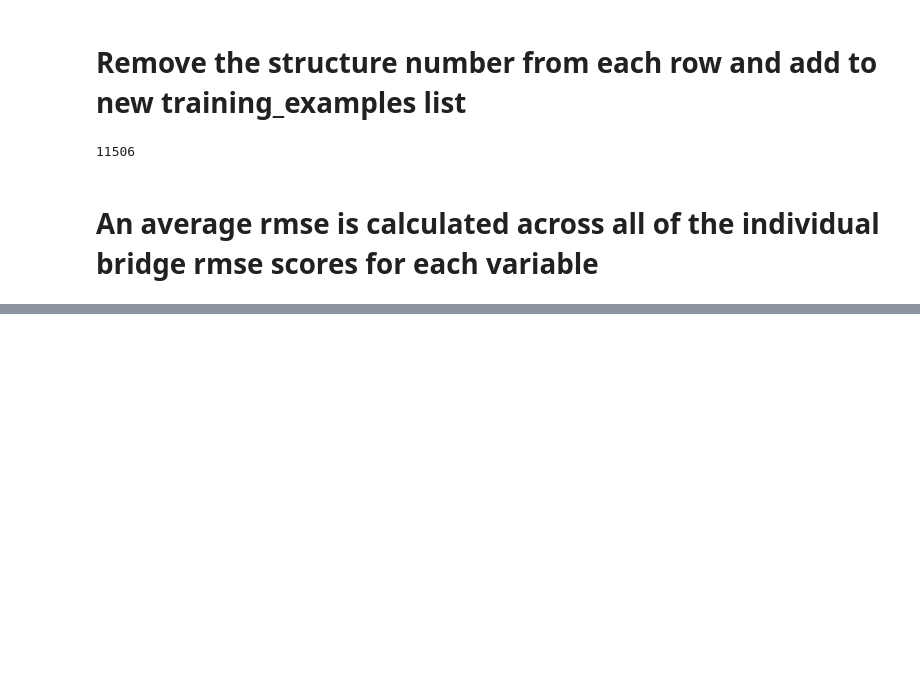
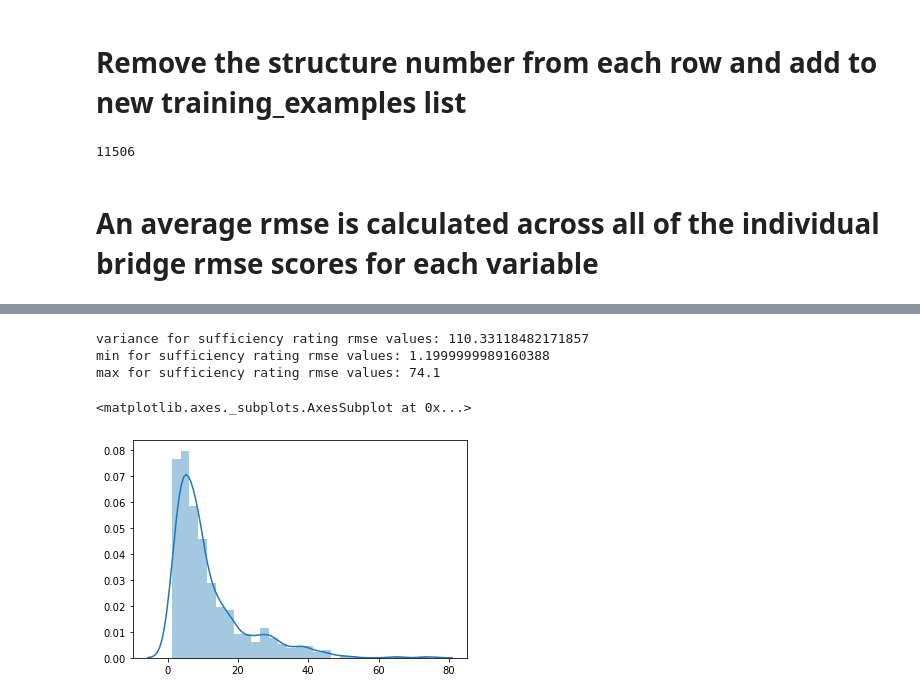
Before and after one commit to nnbaokhang/Descriptive-and-Predictive-Deep-Learning-Analytical-Tools-for-Enhanced-Bridge-Management, a Jupyter notebook: regressionbased_time_series_forecasting.ipynb, the cells around one changed output, grey strips where cells are left out. Drawn from its saved outputs; the diff is of its cells as text; code cells hidden in the pictures; blank space fills up the shorter version.

```diff
--- a/regressionbased_time_series_forecasting.ipynb
+++ b/regressionbased_time_series_forecasting.ipynb
@@ -667,6 +921,6 @@ for i in range(523):
 
     training_examples.append(pd.DataFrame(temp_list, columns=['var1', 'var2', 'var3', 'var4', 'var5', 'var6', 'var7', 'var8', 'var9', 'var10']))
 # %%
-from sklearn.preprocessing import MinMaxScaler
+from sklearn.preprocessing import StandardScaler
 
-scaler = MinMaxScaler()
+scaler = StandardScaler()
@@ -830,0 +1135,15 @@ array([[62.28996215, 66.8179572 ]])
+# %%
+import statistics
+import seaborn as sns
+
+print("variance for sufficiency rating rmse values: " + str(statistics.variance(rmse_ES_dict['var7'])))
+print("min for sufficiency rating rmse values: " + str(min(rmse_ES_dict['var7'])))
+print("max for sufficiency rating rmse values: " + str(max(rmse_ES_dict['var7'])))
+
+sns.distplot(rmse_ES_dict['var7'])
+# %% [output]
+variance for sufficiency rating rmse values: 110.33118482171857
+min for sufficiency rating rmse values: 1.1999999989160388
+max for sufficiency rating rmse values: 74.1
+<matplotlib.axes._subplots.AxesSubplot at 0x...>
+[figure, added]
```
Also changed, not shown: parts of 23 cells of this notebook.
